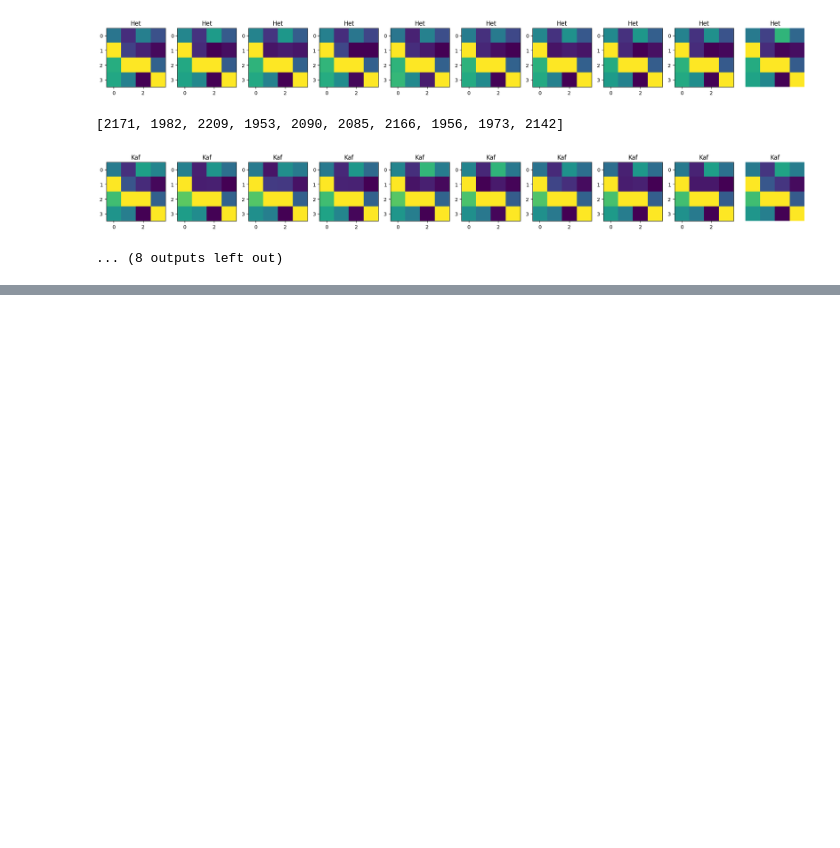
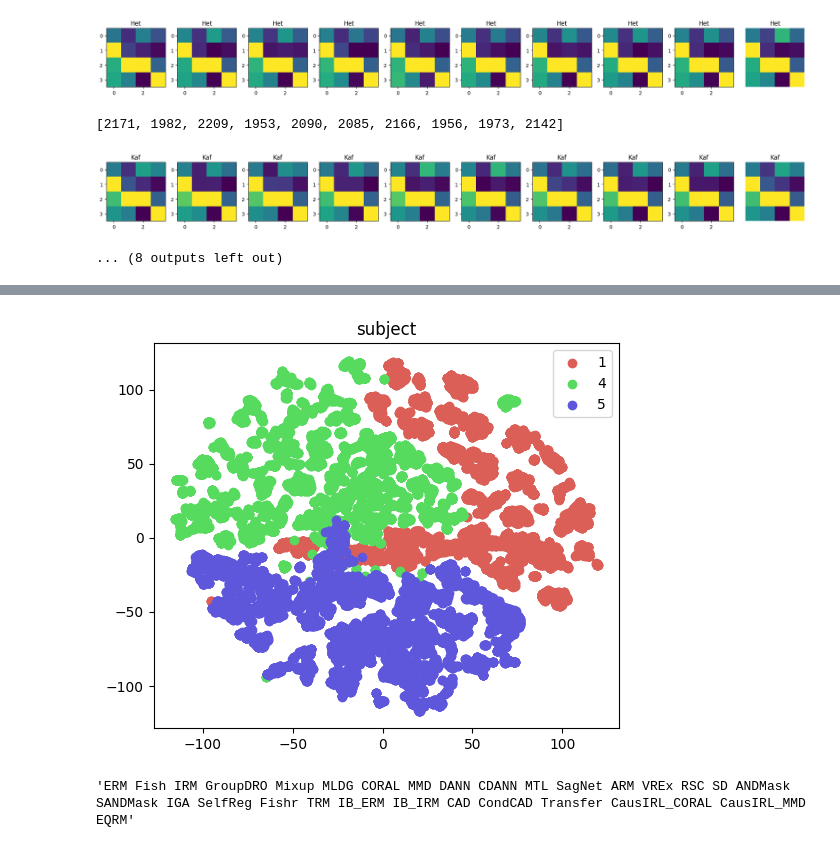
Before and after one commit to rufaelfekadu/Generalised_FGR_using_EMG, a Jupyter notebook: data_vis.ipynb, the cells around one changed output, grey strips where cells are left out. Saved outputs shown, nothing was run; the diff lists cells and outputs as text; code cells hidden in the pictures; blank space fills up the shorter version.

```diff
--- a/data_vis.ipynb
+++ b/data_vis.ipynb
@@ -135,0 +174,41 @@ plot_tsne(features, labels_gest, 'gesture')
+# %%
+plot_tsne(features, label_sub,"subject")
+# %% [output]
+[figure, added]
+# %%
+ALGORITHMS = [
+    'ERM',
+    'Fish',
+    'IRM',
+    'GroupDRO',
+    'Mixup',
+    'MLDG',
+    'CORAL',
+    'MMD',
+    'DANN',
+    'CDANN',
+    'MTL',
+    'SagNet',
+    'ARM',
+    'VREx',
+    'RSC',
+    'SD',
+    'ANDMask',
+    'SANDMask',
+    'IGA',
+    'SelfReg',
+    "Fishr",
+    'TRM',
+    'IB_ERM',
+    'IB_IRM',
+    'CAD',
+    'CondCAD',
+    'Transfer',
+    'CausIRL_CORAL',
+    'CausIRL_MMD',
+    'EQRM',
+]
+
+' '.join(ALGORITHMS)
+# %% [output]
+'ERM Fish IRM GroupDRO Mixup MLDG CORAL MMD DANN CDANN MTL SagNet ARM VREx RSC SD ANDMask SANDMask IGA SelfReg Fishr TRM IB_ERM IB_IRM CAD CondCAD Transfer CausIRL_CORAL CausIRL_MMD EQRM'
```
Also changed, not shown: parts of 6 cells of this notebook, 6 other files.
